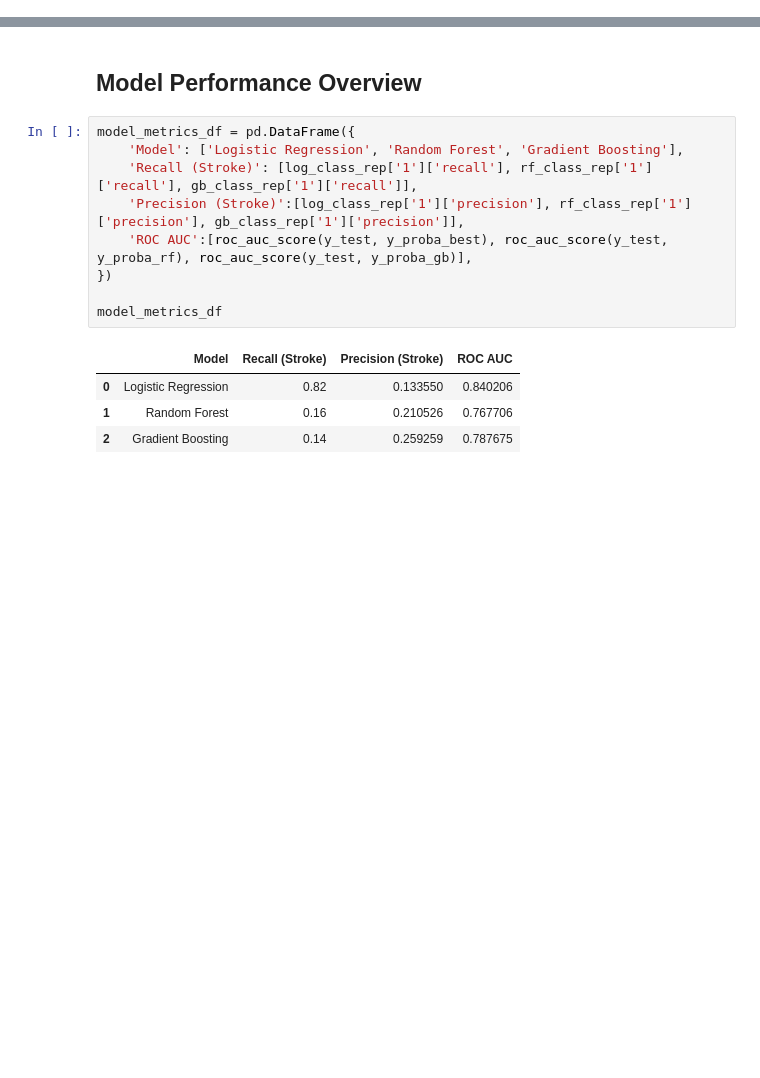
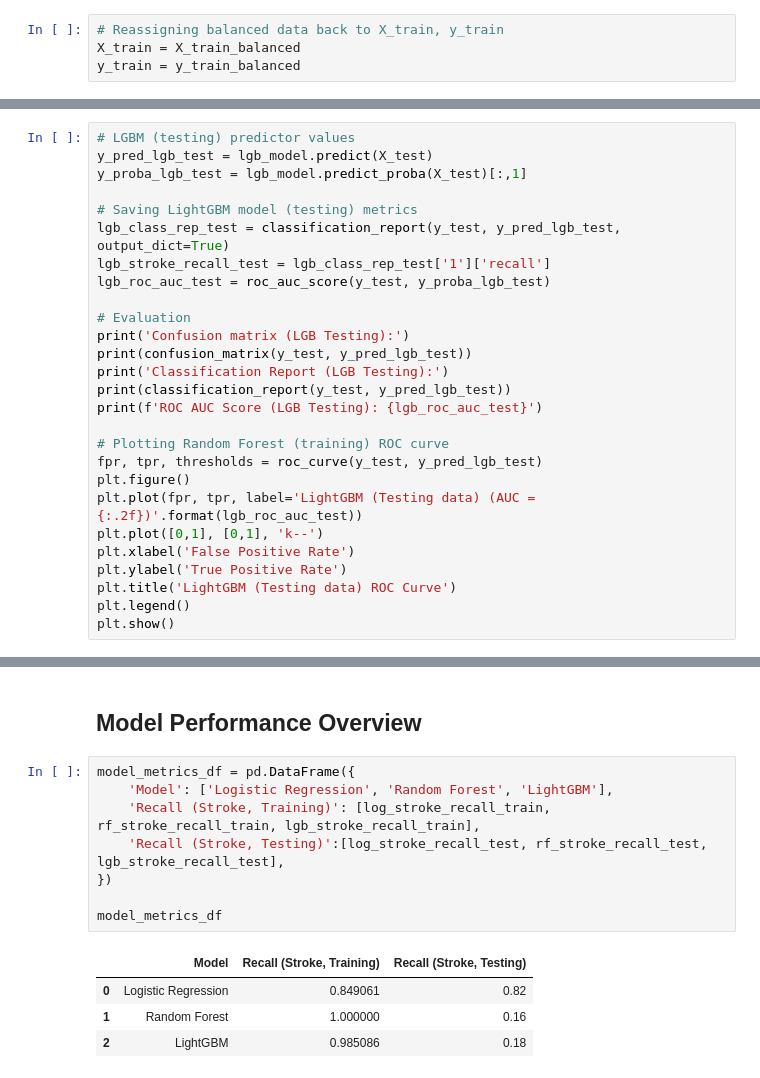
Before and after one commit to DJSydon/Springboard-Capstone-Project-3, a Jupyter notebook: Capstone_Project_3_Preprocessing_&_Modeling.ipynb, the cells around one changed output, grey strips where cells are left out. Saved outputs shown, nothing was run; the diff lists cells and outputs as text; blank space fills up the shorter version.

```diff
--- a/Capstone_Project_3_Preprocessing_&_Modeling.ipynb
+++ b/Capstone_Project_3_Preprocessing_&_Modeling.ipynb
@@ -96,6 +98,10 @@ print('Balanced stroke distribution in y_train:', Counter(y_train_balanced))
 # %% [output]
 Stroke distribution in y_train: Counter({0: 3889, 1: 199})
 Balanced stroke distribution in y_train: Counter({0: 3889, 1: 3889})
+# %%
+# Reassigning balanced data back to X_train, y_train
+X_train = X_train_balanced
+y_train = y_train_balanced
 # %% [markdown]
 ## Modeling
 # %% [markdown]
@@ -470,0 +427,27 @@ overlap_sets
+# %%
+# LGBM (testing) predictor values
+y_pred_lgb_test = lgb_model.predict(X_test)
+y_proba_lgb_test = lgb_model.predict_proba(X_test)[:,1]
+
+# Saving LightGBM model (testing) metrics
+lgb_class_rep_test = classification_report(y_test, y_pred_lgb_test, output_dict=True)
+lgb_stroke_recall_test = lgb_class_rep_test['1']['recall']
+lgb_roc_auc_test = roc_auc_score(y_test, y_proba_lgb_test)
+
+# Evaluation
+print('Confusion matrix (LGB Testing):')
+print(confusion_matrix(y_test, y_pred_lgb_test))
+print('Classification Report (LGB Testing):')
+print(classification_report(y_test, y_pred_lgb_test))
+print(f'ROC AUC Score (LGB Testing): {lgb_roc_auc_test}')
+
+# Plotting Random Forest (training) ROC curve
+fpr, tpr, thresholds = roc_curve(y_test, y_pred_lgb_test)
+plt.figure()
+plt.plot(fpr, tpr, label='LightGBM (Testing data) (AUC = {:.2f})'.format(lgb_roc_auc_test))
+plt.plot([0,1], [0,1], 'k--')
+plt.xlabel('False Positive Rate')
+plt.ylabel('True Positive Rate')
+plt.title('LightGBM (Testing data) ROC Curve')
+plt.legend()
+plt.show()
@@ -472,15 +471,14 @@ overlap_sets
 ## Model Performance Overview
 # %%
 model_metrics_df = pd.DataFrame({
-    'Model': ['Logistic Regression', 'Random Forest', 'Gradient Boosting'],
-    'Recall (Stroke)': [log_class_rep['1']['recall'], rf_class_rep['1']['recall'], gb_class_rep['1']['recall']],
-    'Precision (Stroke)':[log_class_rep['1']['precision'], rf_class_rep['1']['precision'], gb_class_rep['1']['precision']],
-    'ROC AUC':[roc_auc_score(y_test, y_proba_best), roc_auc_score(y_test, y_proba_rf), roc_auc_score(y_test, y_proba_gb)],
+    'Model': ['Logistic Regression', 'Random Forest', 'LightGBM'],
+    'Recall (Stroke, Training)': [log_stroke_recall_train, rf_stroke_recall_train, lgb_stroke_recall_train],
+    'Recall (Stroke, Testing)':[log_stroke_recall_test, rf_stroke_recall_test, lgb_stroke_recall_test],
 })
 
 model_metrics_df
 # %% [output]
-|  | Model | Recall (Stroke) | Precision (Stroke) | ROC AUC |
-| 0 | Logistic Regression | 0.82 | 0.133550 | 0.840206 |
-| 1 | Random Forest | 0.16 | 0.210526 | 0.767706 |
-| 2 | Gradient Boosting | 0.14 | 0.259259 | 0.787675 |
+|  | Model | Recall (Stroke, Training) | Recall (Stroke, Testing) |
+| 0 | Logistic Regression | 0.849061 | 0.82 |
+| 1 | Random Forest | 1.000000 | 0.16 |
+| 2 | LightGBM | 0.985086 | 0.18 |
```
Also changed, not shown: parts of 50 cells of this notebook.
